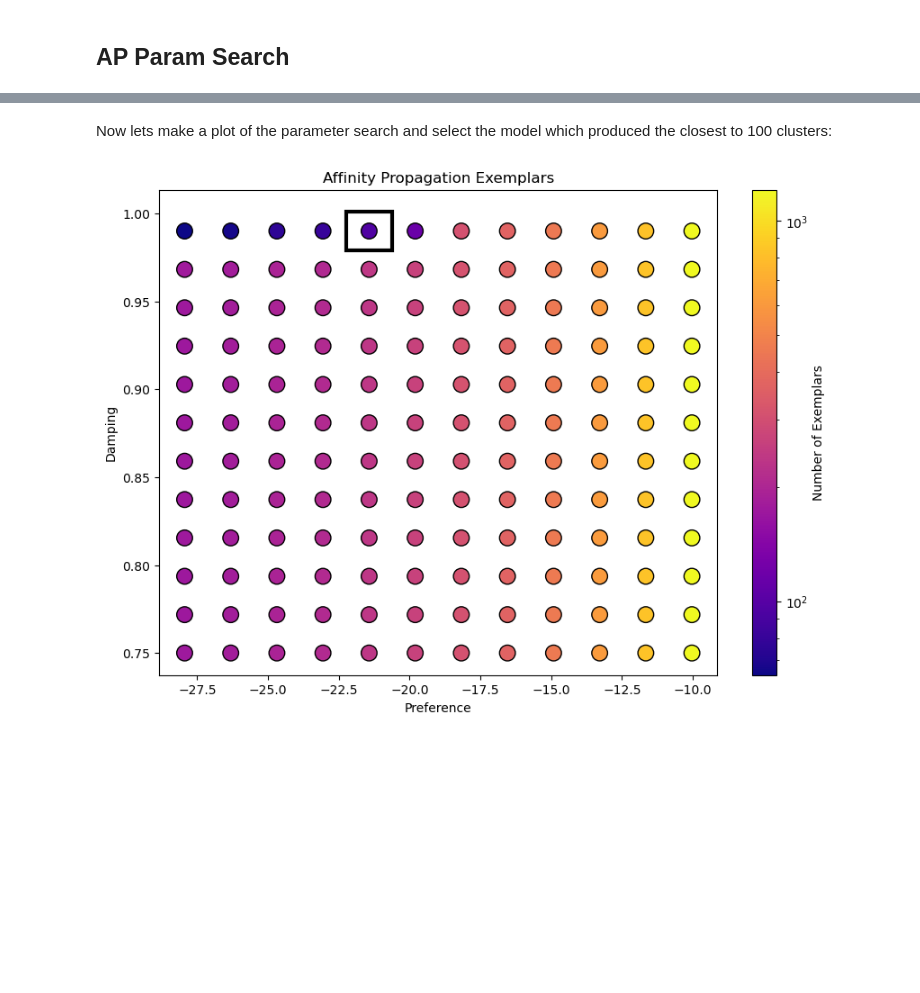
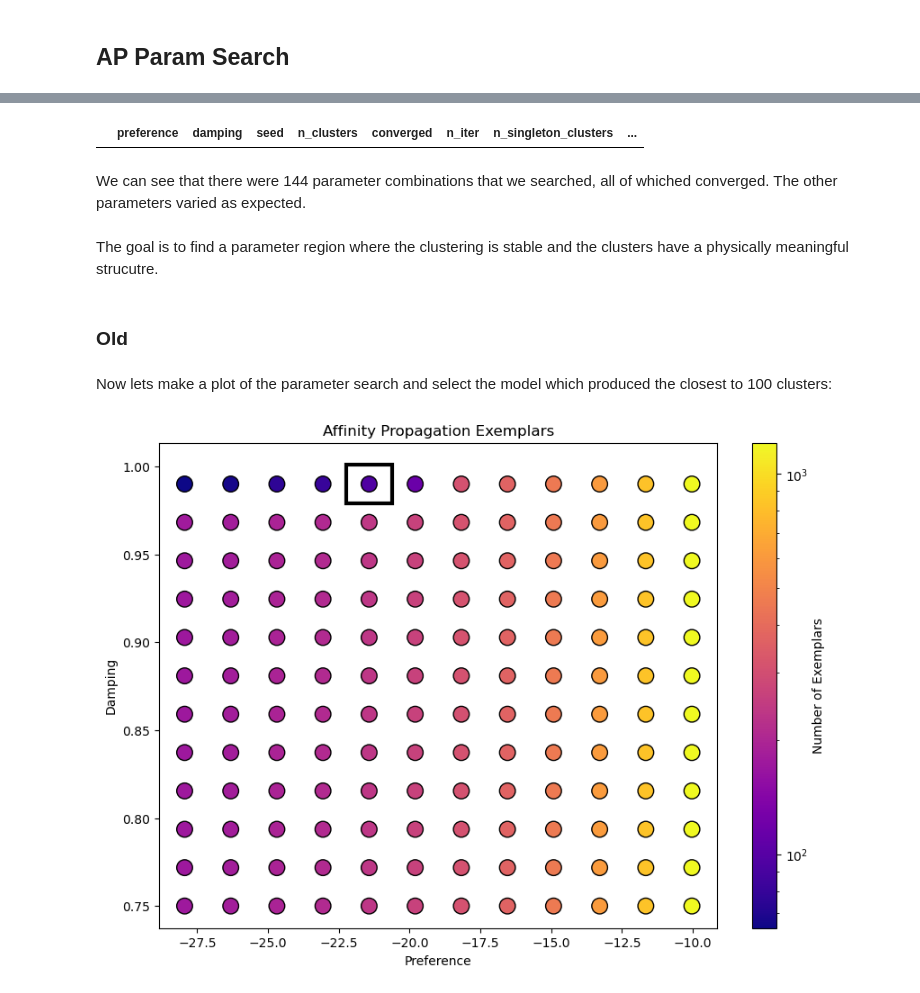
Before and after one commit to cmhinkle/semi_supervised_pulses_BeEST, a Jupyter notebook: notebooks/semisupervised.ipynb, the cells around one changed output, grey strips where cells are left out. Cells and saved outputs as stored; diff of their text form; code cells hidden in the pictures; blank space fills up the shorter version.

```diff
--- a/notebooks/semisupervised.ipynb
+++ b/notebooks/semisupervised.ipynb
@@ -241,3 +255,13 @@ ap_param_grid.describe()
+# %%
+ap_param_grid[ap_param_grid['converged'] == False]
+# %% [output]
+|  | preference | damping | seed | n_clusters | converged | n_iter | n_singleton_clusters | ... |
+# %% [markdown]
+We can see that there were 144 parameter combinations that we searched, all of whiched converged. The other parameters varied as expected.
+# %% [markdown]
+The goal is to find a parameter region where the clustering is stable and the clusters have a physically meaningful strucutre.
+# %% [markdown]
+### Old
 # %% [markdown]
 Now lets make a plot of the parameter search and select the model which produced the closest to 100 clusters:
 # %%
```
Also changed, not shown: parts of 23 cells of this notebook, 1 other file.
